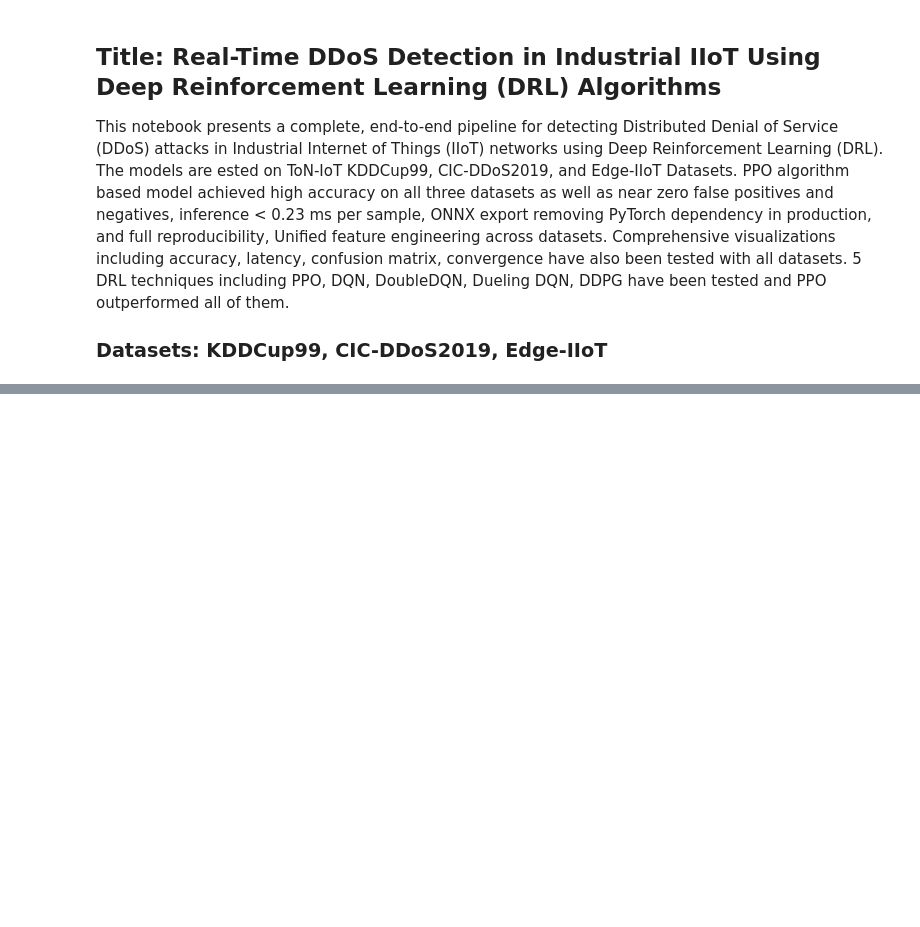
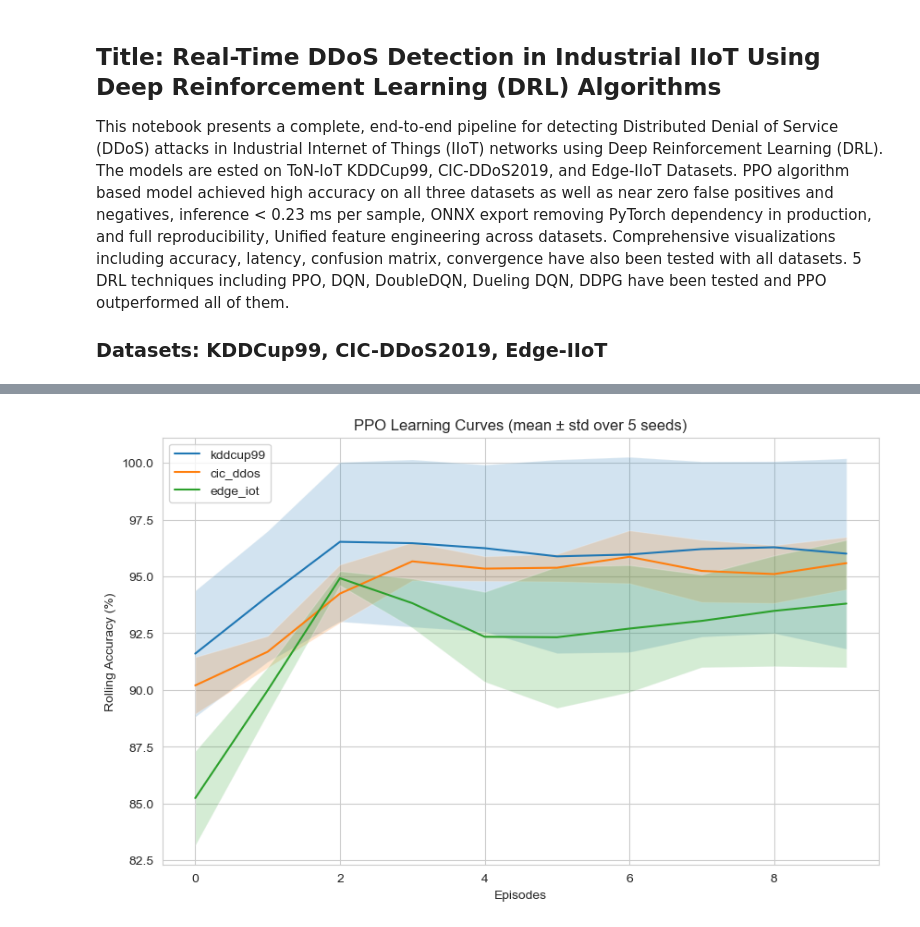
Before and after one commit to MickeyKas/DDoSAttackDetectionUsingDRL, a Jupyter notebook: Final5DRL.ipynb, the cells around one changed output, grey strips where cells are left out. Saved outputs shown, nothing was run; the diff lists cells and outputs as text; code cells hidden in the pictures; blank space fills up the shorter version.

Commit message:
Updated script with variable seeds.

```diff
--- a/Final5DRL.ipynb
+++ b/Final5DRL.ipynb
@@ -253,0 +334,80 @@ print("Compatible with different state sizes from KDDCup99 (39), CIC-DDoS (78),
+# %%
+# CELL 5.2: MULTI-SEED PPO TRAINING FOR MEAN ± STD
+# Runs PPO 5 times with different seeds, collects metrics, plots curves
+
+seeds = [42, 123, 456, 789, 101]  # 5 seeds
+ppo_multi_results = {ds_name: {'acc': [], 'f1': [], 'fnr': [], 'lat': [], 'auc': []} for ds_name in datasets}
+ppo_curves_multi = {ds_name: [] for ds_name in datasets}  # For learning curves
+
+for seed in seeds:
+    print(f"\n=== Running PPO with seed {seed} ({seeds.index(seed)+1}/{len(seeds)}) ===")
+
+    # Reset random states
+    random.seed(seed)
+    np.random.seed(seed)
+    torch.manual_seed(seed)
+    torch.cuda.manual_seed_all(seed)  # safe even on CPU
+
+    # Reseting trained_models for clean run
+    trained_models = {name: {} for name in datasets}
+
+    for ds_name in datasets.keys():
+        # Training PPO and getting returns
+        model, final_acc, conv_log, accuracies = train_ppo(ds_name)
+
+        # Confusion metrics
+        model.eval()
+        with torch.no_grad():
+            logits, _ = model(datasets[ds_name]['X_test'])
+            preds = logits.argmax(dim=1).cpu().numpy()
+        cm = confusion_matrix(datasets[ds_name]['y_test'].numpy(), preds)
+        tn, fp, fn, tp = cm.ravel()
+        f1 = 2 * tp / (2 * tp + fp + fn) if (2 * tp + fp + fn) > 0 else 0
+        fnr = fn / (tp + fn) if (tp + fn) > 0 else 0
+
+        # Latency
+        lat = measure_latency(model, datasets[ds_name]['X_test'])
+
+        # AUC-ROC
+        probs = torch.softmax(logits, dim=1)[:, 1].cpu().numpy()
+        auc = roc_auc_score(datasets[ds_name]['y_test'].numpy(), probs)
+
+        # Store
+        ppo_multi_results[ds_name]['acc'].append(final_acc)
+        ppo_multi_results[ds_name]['f1'].append(f1 * 100)
+        ppo_multi_results[ds_name]['fnr'].append(fnr * 100)
+        ppo_multi_results[ds_name]['lat'].append(lat)
+        ppo_multi_results[ds_name]['auc'].append(auc)
+
+        # Save curve
+        ppo_curves_multi[ds_name].append([x[1] for x in conv_log])
+
+# === PRINT SUMMARY ===
+print("\n=== Multi-Seed PPO Results (5 runs) ===")
+for ds in datasets:
+    print(f"\n{ds.upper()}: PPO")
+    print(f"  Accuracy: {np.mean(ppo_multi_results[ds]['acc']):.3f} ± {np.std(ppo_multi_results[ds]['acc']):.3f}%")
+    print(f"  F1-score: {np.mean(ppo_multi_results[ds]['f1']):.3f} ± {np.std(ppo_multi_results[ds]['f1']):.3f}%")
+    print(f"  FNR: {np.mean(ppo_multi_results[ds]['fnr']):.3f} ± {np.std(ppo_multi_results[ds]['fnr']):.3f}%")
+    print(f"  Latency: {np.mean(ppo_multi_results[ds]['lat']):.3f} ± {np.std(ppo_multi_results[ds]['lat']):.3f} ms")
+    print(f"  AUC-ROC: {np.mean(ppo_multi_results[ds]['auc']):.3f} ± {np.std(ppo_multi_results[ds]['auc']):.3f}")
+
+# === PLOT LEARNING CURVES WITH STD BANDS ===
+import matplotlib.pyplot as plt
+
+for ds in datasets:
+    curves = np.array(ppo_curves_multi[ds])  # (5 seeds, num_points)
+    if len(curves) == 0 or curves.shape[1] == 0:
+        continue
+    mean_curve = np.mean(curves, axis=0)
+    std_curve = np.std(curves, axis=0)
+    episodes = range(len(mean_curve))
+    plt.plot(episodes, mean_curve, label=ds)
+    plt.fill_between(episodes, mean_curve - std_curve, mean_curve + std_curve, alpha=0.2)
+plt.title("PPO Learning Curves (mean ± std over 5 seeds)")
+plt.xlabel("Episodes")
+plt.ylabel("Rolling Accuracy (%)")
+plt.legend()
+plt.savefig("figures/ppo_learning_curves_multi_seed.png")
+plt.show()
+# %% [output]
@@ -254,3 +431,4 @@ print("Compatible with different state sizes from KDDCup99 (39), CIC-DDoS (78),
+[figure, added]
 # %%
 # CELL 5: TRAINING LOOP - 5 MODELS: DQN, DoubleDQN, Duelling DQN, PPO, DDPG
 # Progress shown per dataset and per agent
```
Also changed, not shown: parts of 13 cells of this notebook.
